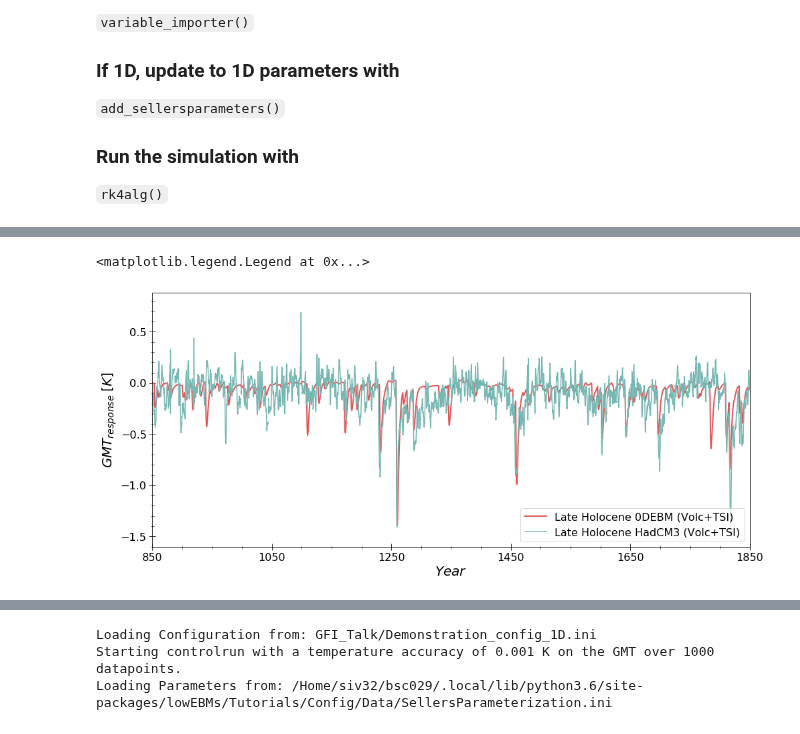
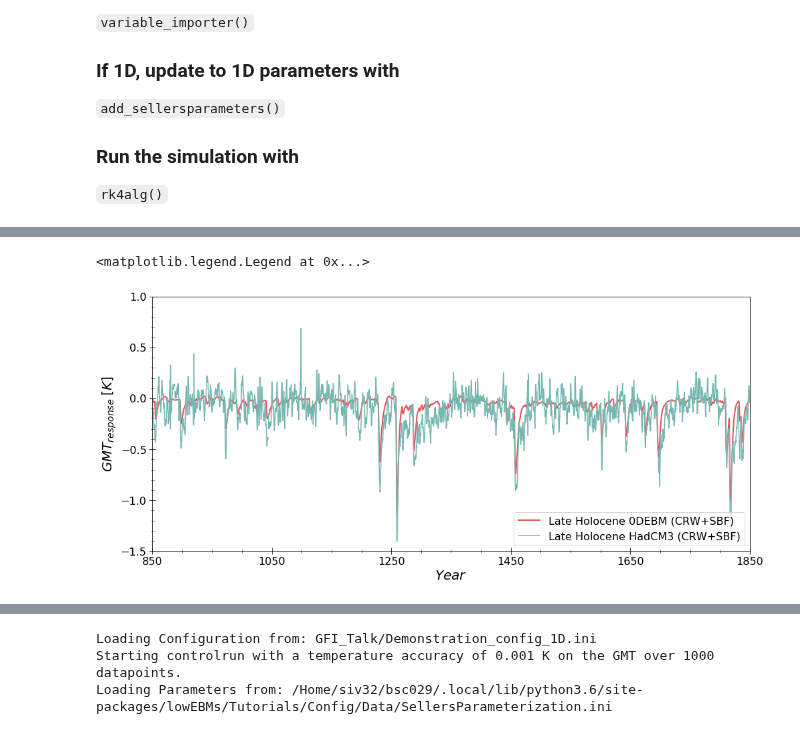
Before and after one commit to BenniSchmiedel/Low-dimensional-EBMs, a Jupyter notebook: GFI_Talk/GFITalk_DemonstrationSlides.ipynb, the cells around one changed output, grey strips where cells are left out. Drawn from its saved outputs; the diff is of its cells as text; code cells hidden in the pictures.

```diff
--- a/GFI_Talk/GFITalk_DemonstrationSlides.ipynb
+++ b/GFI_Talk/GFITalk_DemonstrationSlides.ipynb
@@ -68,7 +76,8 @@ Eq. State reached after 12905 steps, within 2.0309512615203857 seconds
 # %%
-configuration_OD=importer('GFI_Talk/Demonstration_config_0D.ini')
+configuration_Crowley_OD=importer('Demonstration_config_Crowley_0D.ini')
 
-variable_importer(configuration_OD)
+variable_importer(configuration_Crowley_OD)
+
 Vars.T,Vars.T_global=ZMT_Spinup[-1],GMT_Spinup[-1]
-Time_0D,ZMT_0D,GMT_0D=rk4alg(model_equation,configuration_OD['eqparam'],configuration_OD['rk4input'],configuration_OD['funccomp'])
+Time_Crowley_0D,ZMT_Crowley_0D,GMT_Crowley_0D=rk4alg(model_equation,configuration_Crowley_OD['eqparam'],configuration_Crowley_OD['rk4input'],configuration_Crowley_OD['funccomp'])
 # %% [output]
@@ -84,16 +93,17 @@ matplotlib.rcParams['lines.linewidth']=2
 # %%
 fig,ax=plt.subplots(1,1,figsize=(16,7))
 
-plt.plot( Time_0D/const.time_sec_year , GMT_0D-GMT_0D[0] , label='Late Holocene 0DEBM (Volc+TSI)' , c='#e15759' )
+plt.plot( Time_Crowley_0D/const.time_sec_year , GMT_Crowley_0D-GMT_Crowley_0D[0] ,\
+         label='Late Holocene 0DEBM (CRW+SBF)' , c='#e15759' )
 
-"""
+
 Time_HadCM3,GMT_HadCM3=np.loadtxt('Data/HadCM3_GMT_smoothed.txt',delimiter=',',unpack=True)
-plt.plot(Time_HadCM3,GMT_HadCM3, label='Late Holocene HadCM3 (Volc+TSI)',c='#76b7b2', linewidth=1.5)
-"""
+plt.plot(Time_HadCM3,GMT_HadCM3, label='Late Holocene HadCM3 (CRW+SBF)',c='#76b7b2', linewidth=1.5)
+
 
 ax.set_xlim(850,1850),ax.set_xticks(np.linspace(850,1850,6))
-ax.set_xlabel('$Year$'),ax.set_ylabel('$GMT_{response}\; [K]$')
+ax.set_ylim(-1.5,1),ax.set_xlabel('$Year$'),ax.set_ylabel('$GMT_{response}\; [K]$')
 plt.legend(fontsize=16,loc='lower right')
 # %% [output]
 <matplotlib.legend.Legend at 0x...>
-[figure, old version]
+[figure, new version]
```
Also changed, not shown: parts of 7 cells of this notebook, 5 other files.
